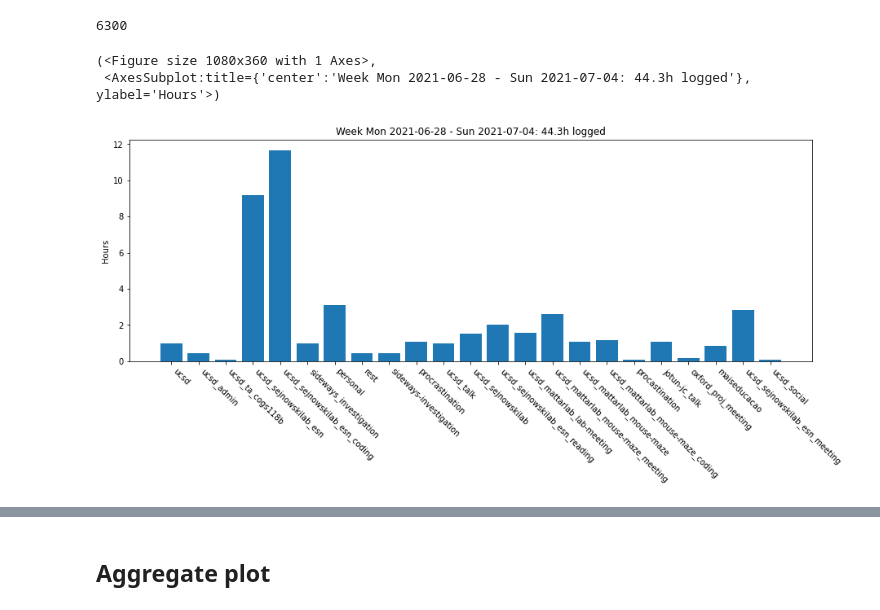
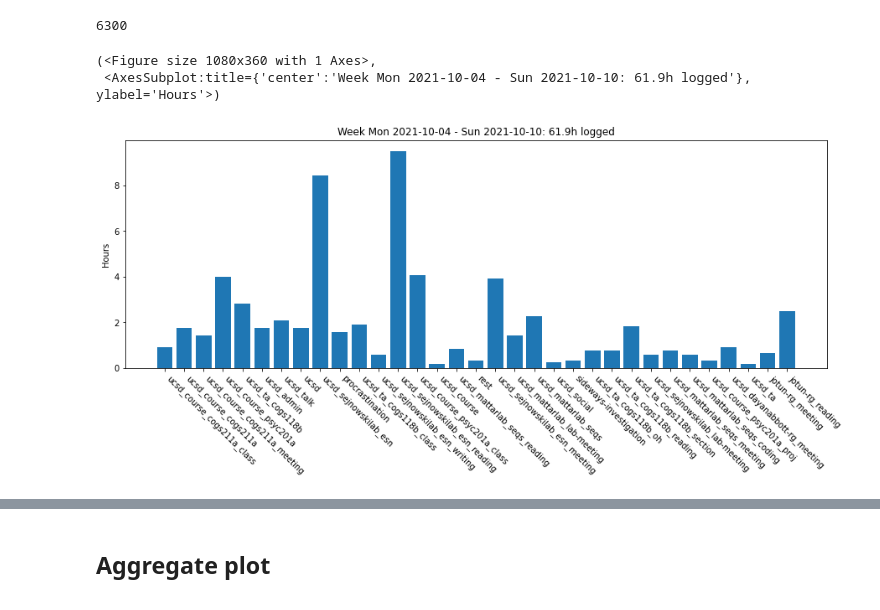
Before and after one commit to homerobse/work-journal, a Jupyter notebook: tags-join.ipynb, the cells around one changed output, grey strips where cells are left out. Cells and saved outputs as stored; diff of their text form; code cells hidden in the pictures.

```diff
--- a/tags-join.ipynb
+++ b/tags-join.ipynb
@@ -105,37 +105,37 @@ def get_attributions_and_durations_from_range(strdate_range):
              durs_in_h (list of float): duration in hours
     """
     attributions_lists = []
     durations_lists = []
     for day in str_wk_range:
         attributions, durations = get_attributions_and_durations(day)
         attributions_lists.append(attributions)
         durations_lists.append(durations)
     atts, durs = consolidate_attributions_and_durations_lists(attributions_lists, durations_lists)
     durs_in_h = array([dur.seconds/3600 for dur in durs])
     return atts, durs_in_h
 
 
 def plot_wk_all_activities(atts, durs_in_h, str_monday, str_sunday):
     plt.figure(figsize=(15,5))
     plt.bar(range(len(durs_in_h)), durs_in_h, tick_label=atts)
     plt.xticks(rotation=-45, ha="left");
     plt.ylabel("Hours")
     str_monday = str_wk_range[0]
     str_sunday = str_wk_range[-1]
     plt.title("Week Mon %s - Sun %s: %.1fh logged" % (str_monday, str_sunday, sum(durs_in_h)))
     return plt.gcf(), plt.gca()
 
 
-target_day = datetime.date.today()
-# target_day = datetime.date(2021,6,8)
+# target_day = datetime.date.today()
+target_day = datetime.date(2021,10,8)
 str_wk_range = [str(day) for day in get_week_range(target_day)]
 atts, durs_in_h = get_attributions_and_durations_from_range(str_wk_range)
 
 plot_wk_all_activities(atts, durs_in_h, str_wk_range[0], str_wk_range[-1])
 # %% [output]
 (<Figure size 1080x360 with 1 Axes>,
- <AxesSubplot:title={'center':'Week Mon 2021-06-28 - Sun 2021-07-04: 44.3h logged'}, ylabel='Hours'>)
+ <AxesSubplot:title={'center':'Week Mon 2021-10-04 - Sun 2021-10-10: 61.9h logged'}, ylabel='Hours'>)
-[figure, old version]
+[figure, new version]
 # %%
 len(atts), atts, durs_in_h
 # %% [output]
```
Also changed, not shown: parts of 2 cells of this notebook.
